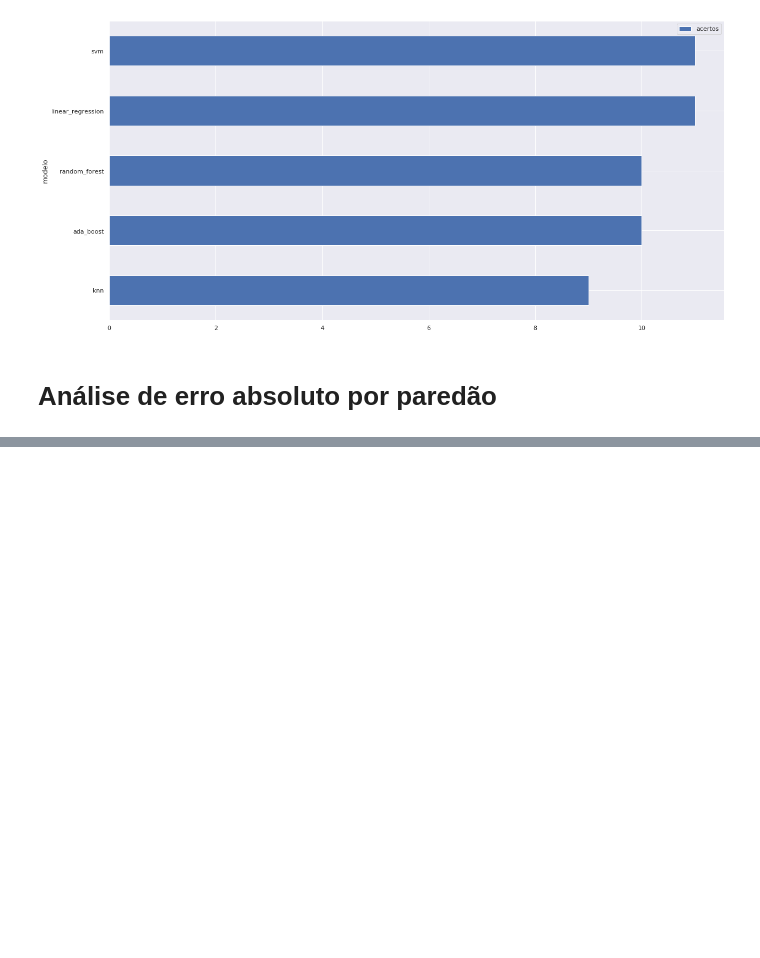
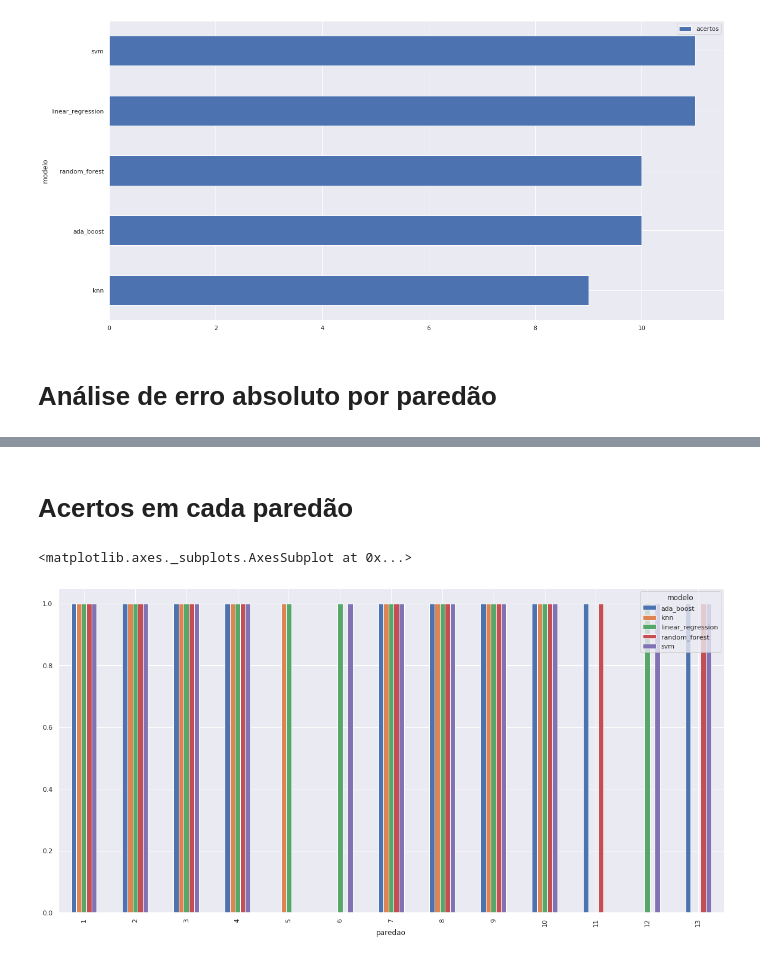
Before and after one commit to kenzosakiyama/BBBert20, a Jupyter notebook: paredoes.ipynb, the cells around one changed output, grey strips where cells are left out. Saved outputs shown, nothing was run; the diff lists cells and outputs as text; code cells hidden in the pictures; blank space fills up the shorter version.

```diff
--- a/paredoes.ipynb
+++ b/paredoes.ipynb
@@ -110,0 +111,9 @@ erro_df["erro_absoluto"].plot()
+# %% [markdown]
+# Acertos em cada paredão
+# %%
+erro_df["acertos"] = erro_df["acertos"].astype(int)
+# %%
+erro_df["acertos"].plot.bar()
+# %% [output]
+<matplotlib.axes._subplots.AxesSubplot at 0x...>
+[figure, added]
```
Also changed, not shown: parts of 1 cell of this notebook.
